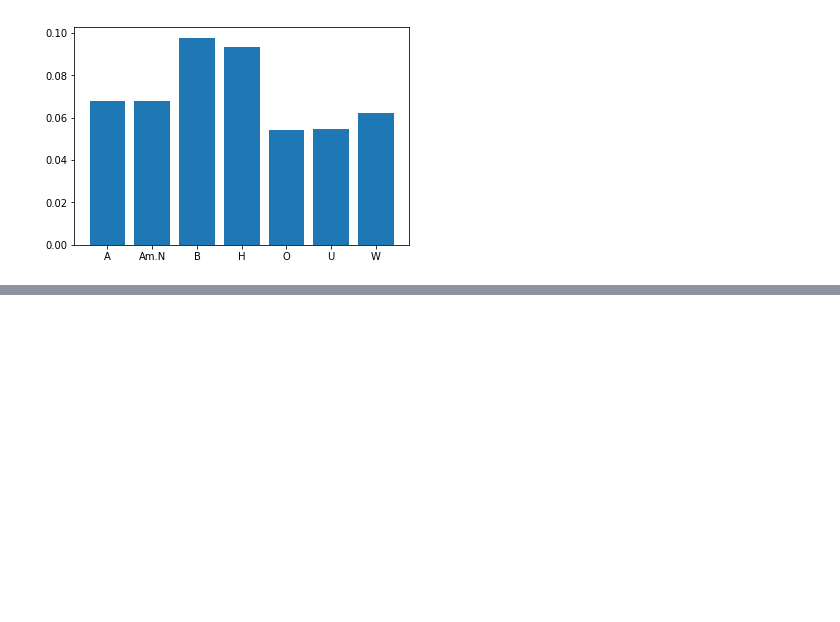
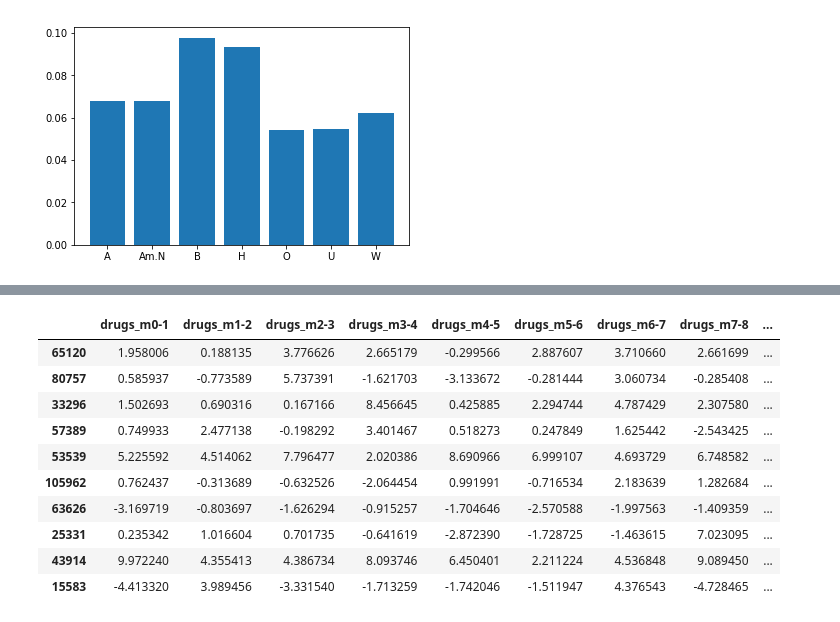
Before and after one commit to akhilanto/My-Python-Works, a Jupyter notebook: Python samples/Hap880_Assignmnet5.ipynb, the cells around one changed output, grey strips where cells are left out. Drawn from its saved outputs; the diff is of its cells as text; code cells hidden in the pictures; blank space fills up the shorter version.

```diff
--- a/Python samples/Hap880_Assignmnet5.ipynb
+++ b/Python samples/Hap880_Assignmnet5.ipynb
@@ -408,0 +411,3 @@ plt.show()
+# %%
+trD = pd.DataFrame(tr)
+sz=len(trD.index)
@@ -408,0 +466,16 @@ plt.show()
+# %%
+dm=trD[d]+np.random.normal(0,1,(trD.index.size,12))*np.array(drugsDv)
+# %%
+dm.head(10)
+# %% [output]
+|  | drugs_m0-1 | drugs_m1-2 | drugs_m2-3 | drugs_m3-4 | drugs_m4-5 | drugs_m5-6 | drugs_m6-7 | drugs_m7-8 | ... |
+| 65120 | 1.958006 | 0.188135 | 3.776626 | 2.665179 | -0.299566 | 2.887607 | 3.710660 | 2.661699 | ... |
+| 80757 | 0.585937 | -0.773589 | 5.737391 | -1.621703 | -3.133672 | -0.281444 | 3.060734 | -0.285408 | ... |
+| 33296 | 1.502693 | 0.690316 | 0.167166 | 8.456645 | 0.425885 | 2.294744 | 4.787429 | 2.307580 | ... |
+| 57389 | 0.749933 | 2.477138 | -0.198292 | 3.401467 | 0.518273 | 0.247849 | 1.625442 | -2.543425 | ... |
+| 53539 | 5.225592 | 4.514062 | 7.796477 | 2.020386 | 8.690966 | 6.999107 | 4.693729 | 6.748582 | ... |
+| 105962 | 0.762437 | -0.313689 | -0.632526 | -2.064454 | 0.991991 | -0.716534 | 2.183639 | 1.282684 | ... |
+| 63626 | -3.169719 | -0.803697 | -1.626294 | -0.915257 | -1.704646 | -2.570588 | -1.997563 | -1.409359 | ... |
+| 25331 | 0.235342 | 1.016604 | 0.701735 | -0.641619 | -2.872390 | -1.728725 | -1.463615 | 7.023095 | ... |
+| 43914 | 9.972240 | 4.355413 | 4.386734 | 8.093746 | 6.450401 | 2.211224 | 4.536848 | 9.089450 | ... |
+| 15583 | -4.413320 | 3.989456 | -3.331540 | -1.713259 | -1.742046 | -1.511947 | 4.376543 | -4.728465 | ... |
```
Also changed, not shown: parts of 15 cells of this notebook, 1 other file.
